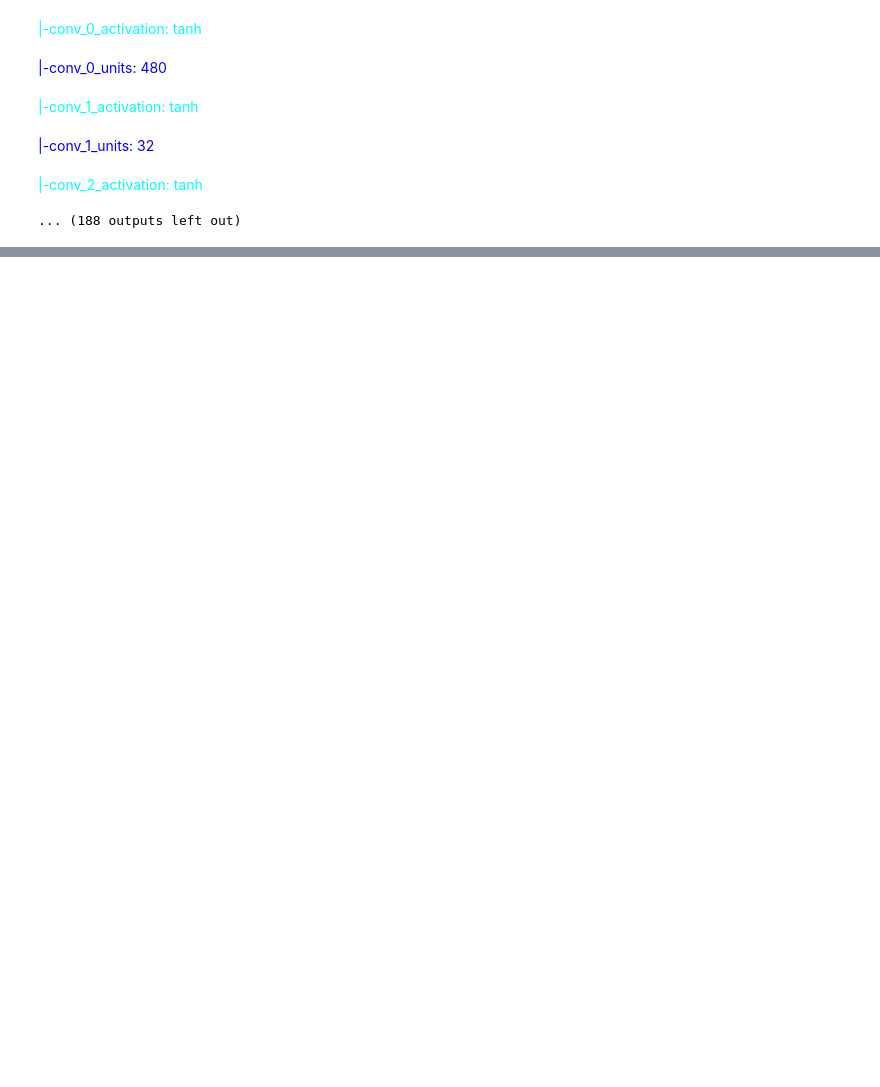
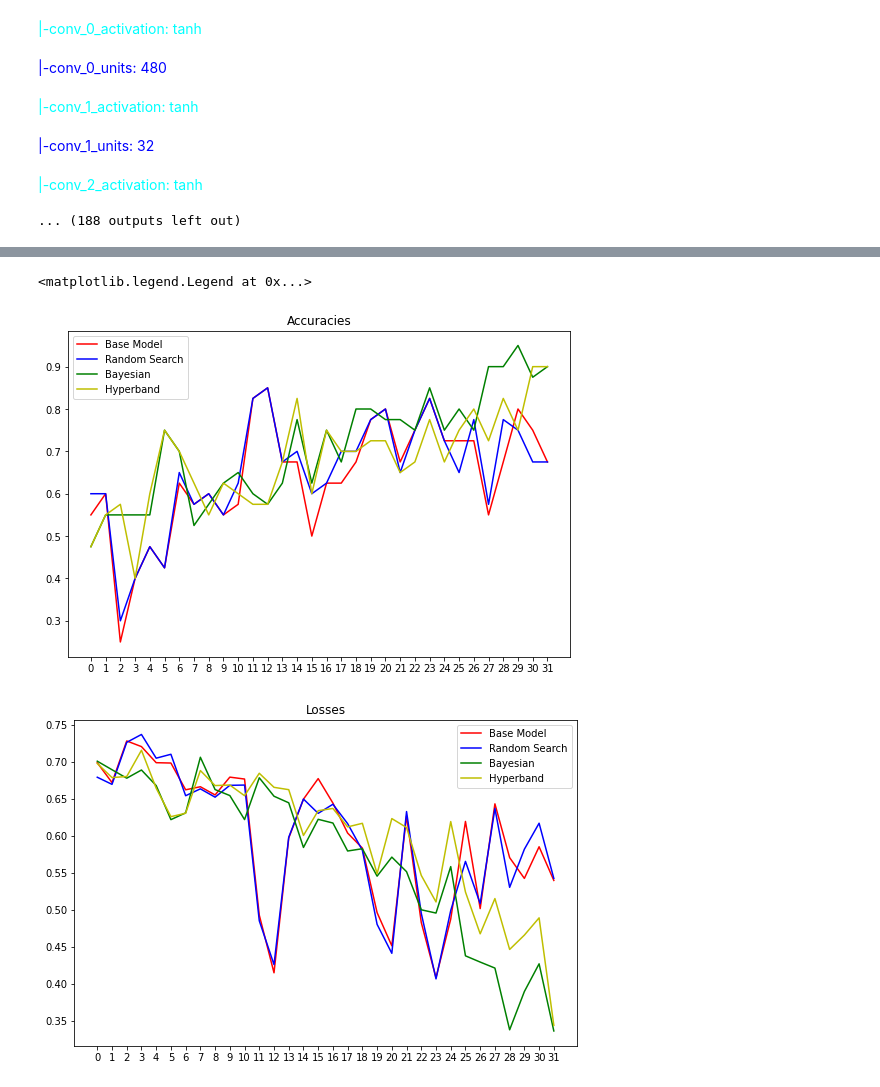
Before and after one commit to Athul041/EmotionDetection, a Jupyter notebook: Emotion Detection.ipynb, the cells around one changed output, grey strips where cells are left out. Cells and saved outputs as stored; diff of their text form; code cells hidden in the pictures; blank space fills up the shorter version.

```diff
--- a/Emotion Detection.ipynb
+++ b/Emotion Detection.ipynb
@@ -450,0 +513,2 @@ ax1.legend()
+# %%
+ar_base_losses, ar_base_accuracies = kfold_validate(X, y_arousal, build_arousal_model())
@@ -450,0 +689,3 @@ ax1.legend()
+# %%
+best_rand_tuner_arousal_model = load_model('randSearchArousalModel.h5')
+ar_rand_losses, ar_rand_accuracies = kfold_validate(X, y_arousal, best_rand_tuner_arousal_model)
@@ -450,0 +710,3 @@ ax1.legend()
+# %%
+best_arousal_model_bayesian = load_model('bayesianArousalModel.h5')
+ar_bayesian_losses, ar_bayesian_accuracies = kfold_validate(X, y_valance, best_model_bayesian)
@@ -450,0 +731,3 @@ ax1.legend()
+# %%
+best_arousal_model_hyperband = load_model('hyperbandArousalModel.h5')
+ar_hyperband_losses, ar_hyperband_accuracies = kfold_validate(X, y_valance, best_model_hyperband)
@@ -450,0 +752,29 @@ ax1.legend()
+# %%
+x = np.arange(len(ar_base_accuracies))
+width = 0.35
+
+fig1, ax1 = plt.subplots(figsize=(9,6))
+ax1.plot(x, ar_base_accuracies, '-r', label='Base Model')
+ax1.plot(x, ar_rand_accuracies, '-b', label='Random Search')
+ax1.plot(x, ar_bayesian_accuracies, '-g', label='Bayesian')
+ax1.plot(x, ar_hyperband_accuracies, '-y', label='Hyperband')
+
+ax1.set_title('Accuracies')
+ax1.set_xticks(x)
+ax1.set_xticklabels(x)
+ax1.legend()
+
+fig2, ax2 = plt.subplots(figsize=(9,6))
+ax2.plot(x, ar_base_losses, '-r', label='Base Model')
+ax2.plot(x, ar_rand_losses, '-b', label='Random Search')
+ax2.plot(x, ar_bayesian_losses, '-g', label='Bayesian')
+ax2.plot(x, ar_hyperband_losses, '-y', label='Hyperband')
+
+ax2.set_title('Losses')
+ax2.set_xticks(x)
+ax2.set_xticklabels(x)
+ax2.legend()
+# %% [output]
+<matplotlib.legend.Legend at 0x...>
+[figure, added]
+[figure, added]
```
Also changed, not shown: parts of 29 cells of this notebook.
